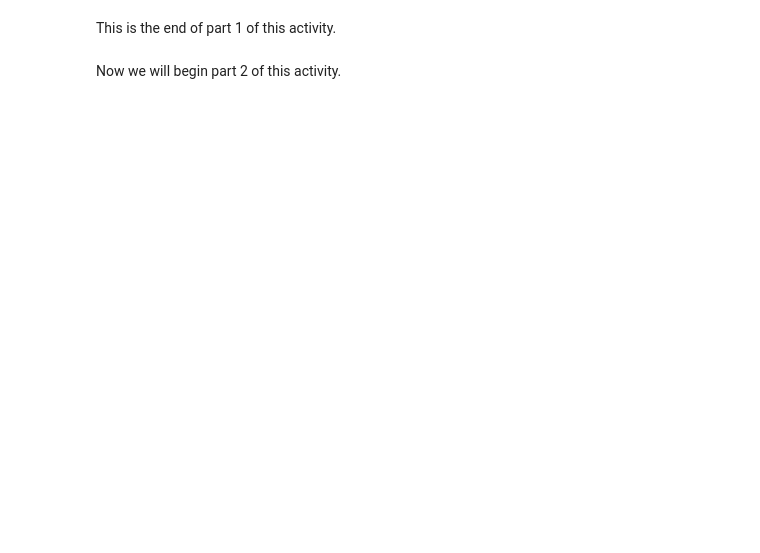
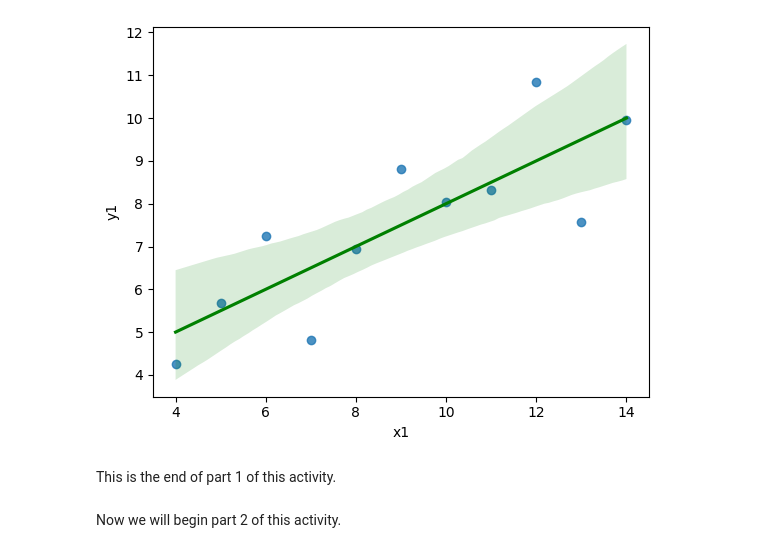
Before and after one commit to lenguyenduyphuc/Python_Learning, a Jupyter notebook: DataVisualizationActivity.ipynb, the cells around one changed output. Drawn from its saved outputs; the diff is of its cells as text; code cells hidden in the pictures; blank space fills up the shorter version.

```diff
--- a/DataVisualizationActivity.ipynb
+++ b/DataVisualizationActivity.ipynb
@@ -54,8 +109,10 @@ sns.scatterplot(, )
 # %%
 #Overlay a regression line on top of the scatter plot
 
 # Fill in the x and y values below
-p2 = sns.regplot(data=df, x= , y= , line_kws={'color': 'g'})
+p2 = sns.regplot(data=df, x=df['x1'] , y=df['y1'] , line_kws={'color': 'g'})
+# %% [output]
+[figure, added]
 # %% [markdown]
 This is the end of part 1 of this activity.
 # %% [markdown]
```
Also changed, not shown: parts of 13 cells of this notebook.
